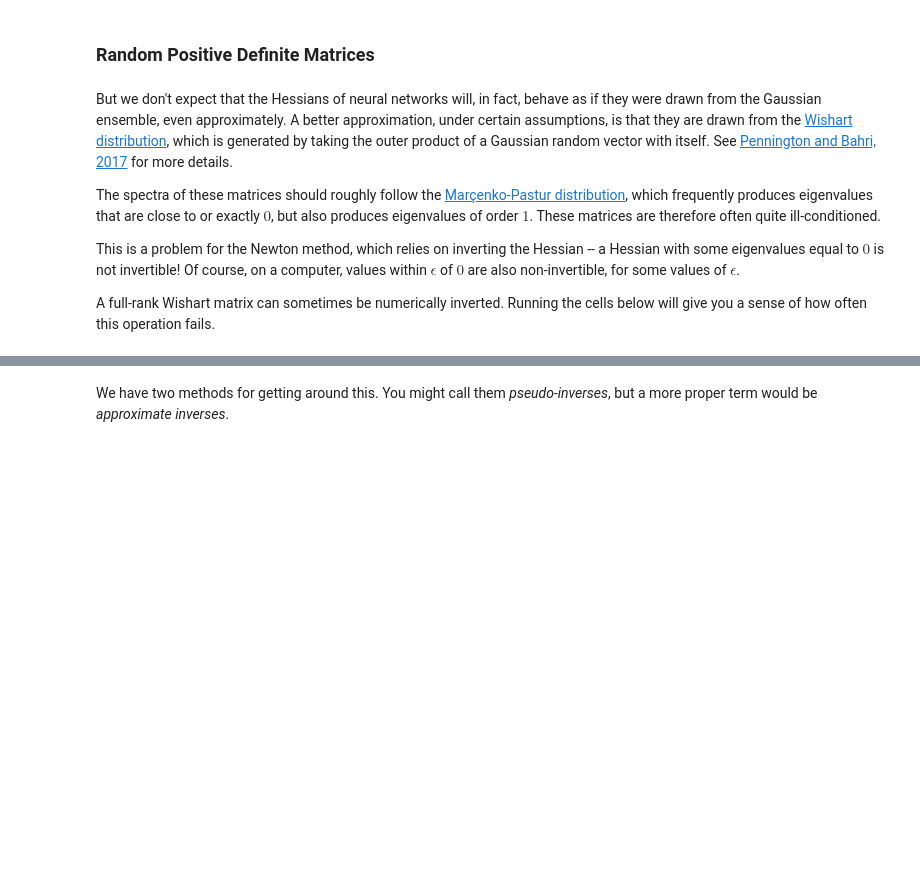
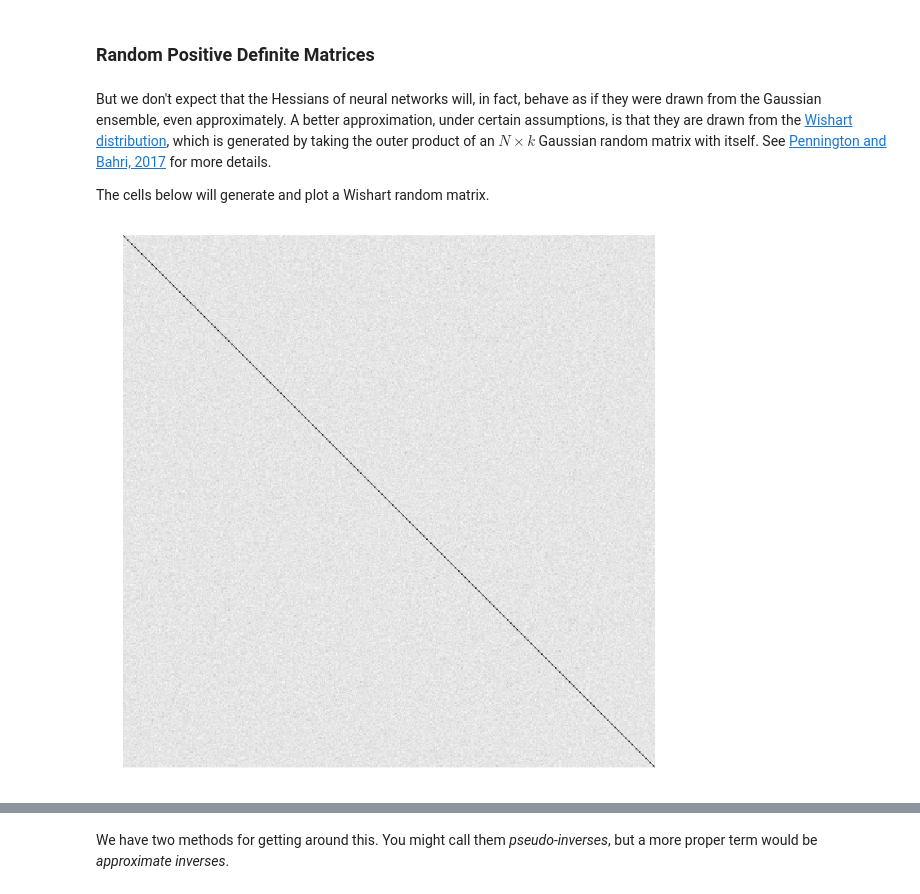
Before and after one commit to charlesfrye/tf_hessians, a Jupyter notebook: 01a - Critical Points of Quadratic Forms - Newton's Method.ipynb, the cells around one changed output, grey strips where cells are left out. Saved outputs shown, nothing was run; the diff lists cells and outputs as text; code cells hidden in the pictures; blank space fills up the shorter version.

Commit message:
updates notebooks to follow new refactor

```diff
--- a/01a - Critical Points of Quadratic Forms - Newton's Method.ipynb
+++ b/01a - Critical Points of Quadratic Forms - Newton's Method.ipynb
@@ -260,20 +259,7 @@ even approximately.
 A better approximation,
 under certain assumptions, is that they are drawn from the
 [Wishart distribution](https://en.wikipedia.org/wiki/Wishart_distribution),
-which is generated by taking the outer product of a Gaussian random vector with itself.
+which is generated by taking the outer product of an $N\times k$ Gaussian random matrix with itself.
 See [Pennington and Bahri, 2017](https://research.google.com/pubs/pub46120.html) for more details.
 
-The spectra of these matrices should roughly follow the
-[Marçenko-Pastur distribution](https://en.wikipedia.org/wiki/Marchenko%E2%80%93Pastur_distribution),
-which frequently produces eigenvalues that are close to or exactly $0$,
-but also produces eigenvalues of order $1$.
-These matrices are therefore often quite ill-conditioned.
-
-This is a problem for the Newton method,
-which relies on inverting the Hessian -- a Hessian with some eigenvalues equal to $0$ is not invertible!
-Of course, on a computer,
-values within $\epsilon$ of $0$ are also non-invertible,
-for some values of $\epsilon$.
-
-A full-rank Wishart matrix can sometimes be numerically inverted.
-Running the cells below will give you a sense of how often this operation fails.
+The cells below will generate and plot a Wishart random matrix.
@@ -286,9 +266,15 @@ def generate_wishart(N):
 # %%
-N = 5
+N = 500
+k = 250
+wishart_random_matrix = graphs.generate_wishart(N,k)
 
-wishart_random_matrix = generate_wishart(N)
+initial_values = graphs.generate_initial_values(N)
 
-initial_values = np.random.standard_normal(size=N).astype(np.float32)
-
-wishart_quadratic_form = crit_finder.make_quadratic_form(wishart_random_matrix, initial_values,
-                                                                 crit_finder.DEFAULTS)
+wishart_quadratic_form = graphs.make_quadratic_form(wishart_random_matrix, initial_values,
+                                                                 graphs.DEFAULTS)
+# %%
+plt.figure(figsize=(12,12))
+plt.imshow(wishart_random_matrix,cmap="Greys");
+plt.axis('off');
+# %% [output]
+[figure, added]
```
Also changed, not shown: parts of 61 cells of this notebook, 3 other files.
